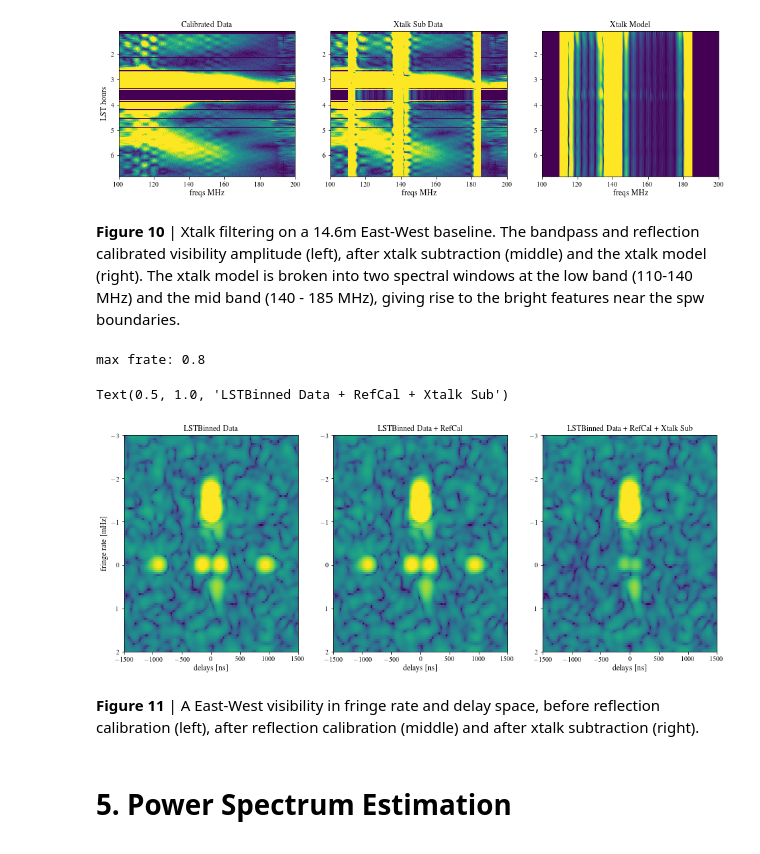
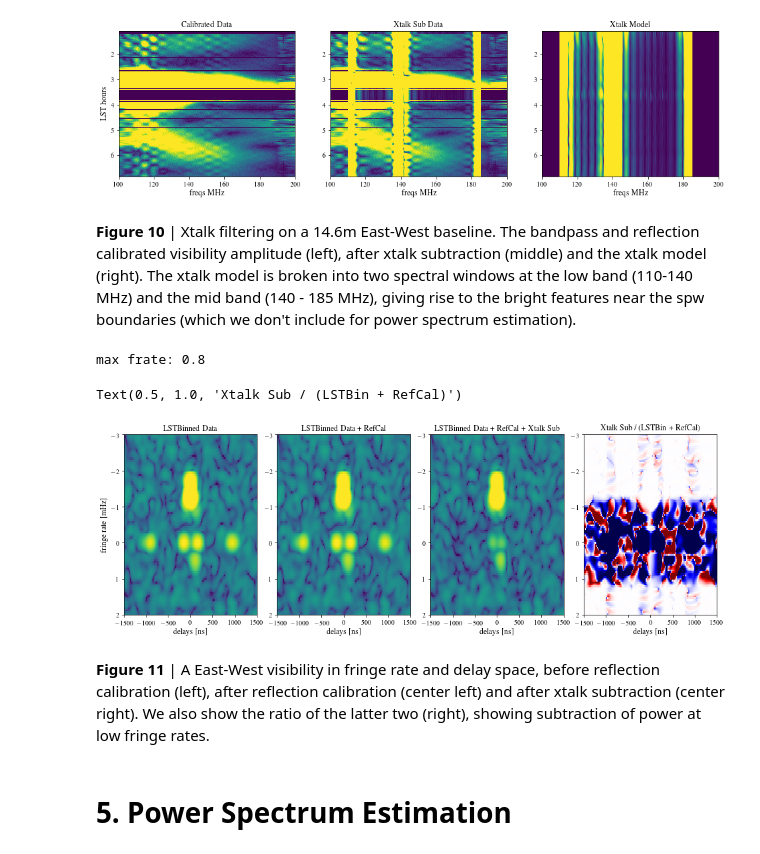
Before and after one commit to HERA-Team/hera-validation, a Jupyter notebook: test-series/4/test-4.0.0c.ipynb, the cells around one changed output. Saved outputs shown, nothing was run; the diff lists cells and outputs as text; code cells hidden in the pictures.

Commit message:
new draft of step 4 notebook 	new file:   prep_data.ipynb 	deleted:    prep_true_eor.ipynb 	modified:   test-4.0.0c.ipynb

```diff
--- a/test-series/4/test-4.0.0c.ipynb
+++ b/test-series/4/test-4.0.0c.ipynb
@@ -659,7 +671,7 @@ ax.set_title("Xtalk Model", fontsize=12)
 Text(0.5, 1.0, 'Xtalk Model')
 [figure]
 # %% [markdown]
-__Figure 10__ | Xtalk filtering on a 14.6m East-West baseline. The bandpass and reflection calibrated visibility amplitude (left), after xtalk subtraction (middle) and the xtalk model (right). The xtalk model is broken into two spectral windows at the low band (110-140 MHz) and the mid band (140 - 185 MHz), giving rise to the bright features near the spw boundaries.
+__Figure 10__ | Xtalk filtering on a 14.6m East-West baseline. The bandpass and reflection calibrated visibility amplitude (left), after xtalk subtraction (middle) and the xtalk model (right). The xtalk model is broken into two spectral windows at the low band (110-140 MHz) and the mid band (140 - 185 MHz), giving rise to the bright features near the spw boundaries (which we don't include for power spectrum estimation).
 # %%
 P.timeavg_data(P.data, P.times, P.lsts, P.dtime * 5, flags=P.flags, wgt_by_nsample=False, rephase=True,
                overwrite=True, verbose=False)
@@ -692,7 +704,8 @@ P.fft_data(data=P.cclean_data, window=('bh','bh'), ax='both', edgecut_low=el, ed
 X.fft_data(data=X.clean_data, window=('bh','bh'), ax='both', edgecut_low=el, edgecut_hi=eh,
            overwrite=True, assign='dfft2', dtime=avg_dtime)
 # %%
-fig, axes = plt.subplots(1, 3, figsize=(16, 6))
+fig, axes = plt.subplots(1, 4, figsize=(16, 5))
+fig.subplots_adjust(wspace=0.15)
 key = (36, 39, 'ee')
 xlim = -1500, 1500
 ylim = 2, -3
@@ -700,37 +713,45 @@ ylim = 2, -3
 max_frate_coeffs = [0.024, -0.229]
 max_frate = max([0, np.polyval(max_frate_coeffs, abs(P.blvecs[key[:2]][0]))])
 print("max frate: {:.1f}".format(max_frate))
 
 ax = axes[0]
 cax = ax.imshow(np.log10(np.abs(P.dfft2[key])), aspect='auto', vmin=0, vmax=3,
                 extent=[P.delays[0], P.delays[-1], P.frates[-1], P.frates[0]])
 ax.set_xlim(xlim)
 ax.set_ylim(ylim)
 ax.set_xlabel('delays [ns]', fontsize=12)
 ax.set_ylabel('fringe rate [mHz]', fontsize=12)
 ax.set_title("LSTBinned Data", fontsize=12)
 
 ax = axes[1]
 cax = ax.imshow(np.log10(np.abs(P.cfft2[key])), aspect='auto', vmin=0, vmax=3,
                 extent=[X.delays[0], X.delays[-1], X.frates[-1], X.frates[0]])
 ax.set_xlim(xlim)
 ax.set_ylim(ylim)
 ax.set_xlabel('delays [ns]', fontsize=12)
 ax.set_title("LSTBinned Data + RefCal", fontsize=12)
 
 ax = axes[2]
 cax = ax.imshow(np.log10(np.abs(X.dfft2[key])), aspect='auto', vmin=0, vmax=3,
                 extent=[X.delays[0], X.delays[-1], X.frates[-1], X.frates[0]])
 ax.set_xlim(xlim)
 ax.set_ylim(ylim)
 ax.set_xlabel('delays [ns]', fontsize=12)
 ax.set_title("LSTBinned Data + RefCal + Xtalk Sub", fontsize=12)
+
+ax = axes[3]
+cax = ax.imshow(np.abs(X.dfft2[key]) / np.abs(P.cfft2[key]), aspect='auto', vmin=0.5, vmax=1.5, cmap='seismic',
+                extent=[X.delays[0], X.delays[-1], X.frates[-1], X.frates[0]])
+ax.set_xlim(xlim)
+ax.set_ylim(ylim)
+ax.set_xlabel('delays [ns]', fontsize=12)
+ax.set_title("Xtalk Sub / (LSTBin + RefCal)", fontsize=12)
 # %% [output]
 max frate: 0.8
-Text(0.5, 1.0, 'LSTBinned Data + RefCal + Xtalk Sub')
+Text(0.5, 1.0, 'Xtalk Sub / (LSTBin + RefCal)')
-[figure, old version]
+[figure, new version]
 # %% [markdown]
-__Figure 11__ | A East-West visibility in fringe rate and delay space, before reflection calibration (left), after reflection calibration (middle) and after xtalk subtraction (right).
+__Figure 11__ | A East-West visibility in fringe rate and delay space, before reflection calibration (left), after reflection calibration (center left) and after xtalk subtraction (center right). We also show the ratio of the latter two (right), showing subtraction of power at low fringe rates.
 # %% [markdown]
 # 5. Power Spectrum Estimation <a class="anchor" id="pspec"></a>
 # %%
```
Also changed, not shown: parts of 84 cells of this notebook, 2 other files.
